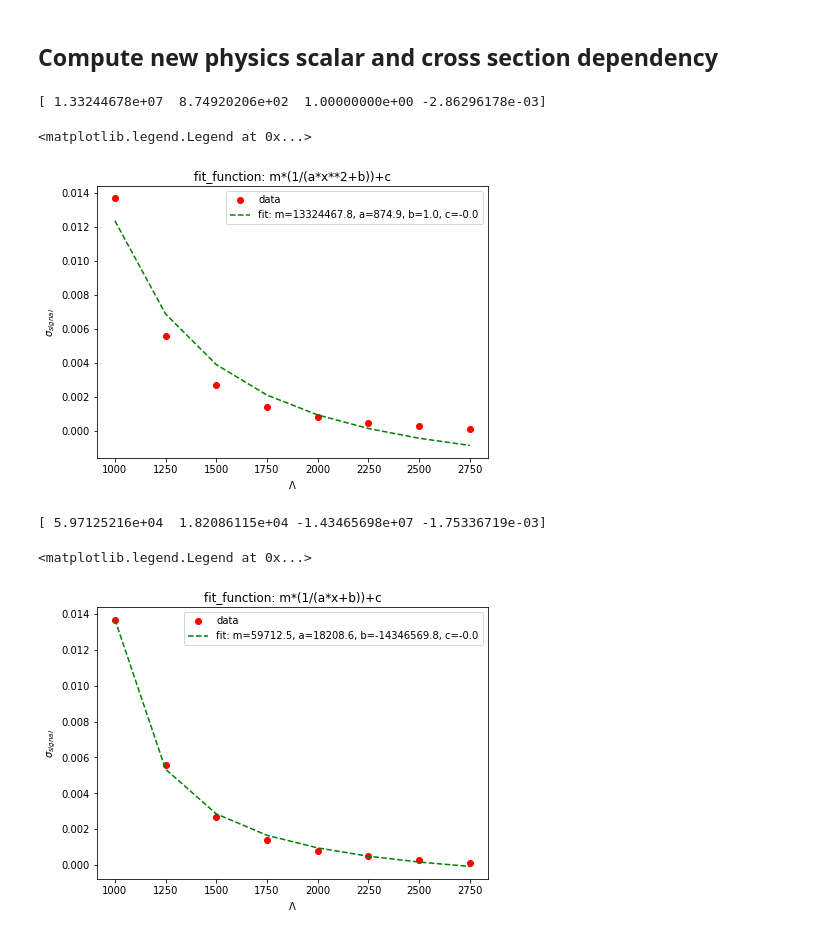
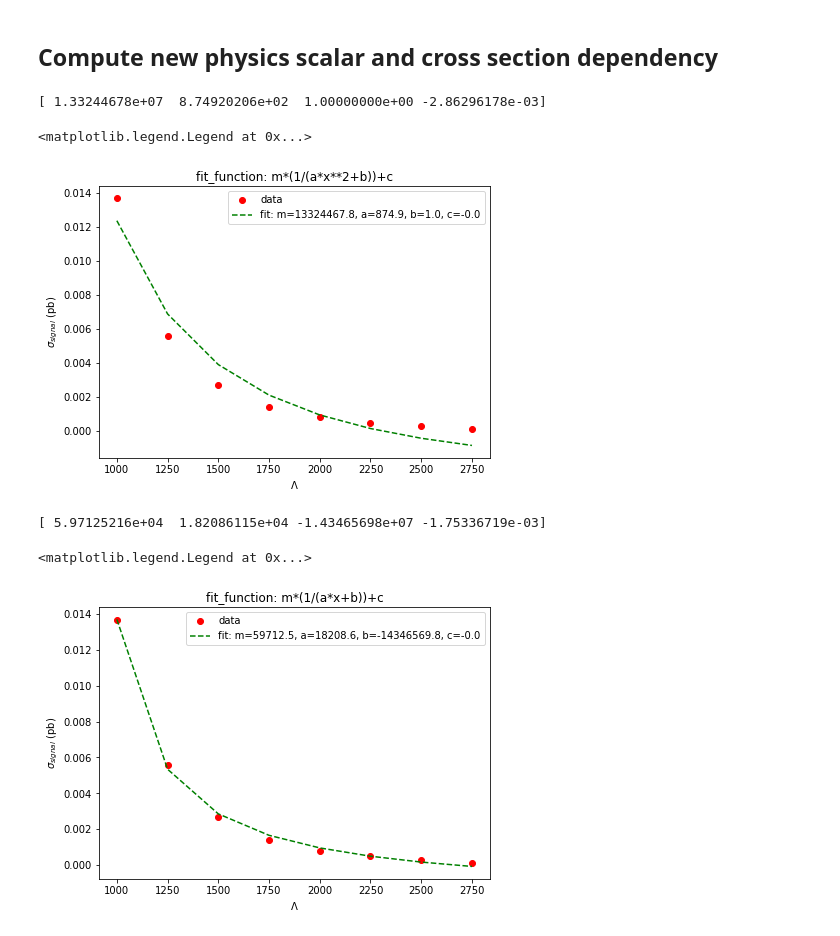
Before and after one commit to mghasemi19/TopFC, a Jupyter notebook: Ntuple_prod/xsec/scalar_xsec.ipynb, the cells around one changed output. Saved outputs shown, nothing was run; the diff lists cells and outputs as text; code cells hidden in the pictures.

```diff
--- a/Ntuple_prod/xsec/scalar_xsec.ipynb
+++ b/Ntuple_prod/xsec/scalar_xsec.ipynb
@@ -20,29 +20,29 @@ plt.figure(figsize=(7,5))
 plt.plot(gamma, xsec, 'ro', label='data')
 plt.plot(np.array(gamma), func(np.array(gamma), *popt), 'g--', label='fit: m=%.1f, a=%.1f, b=%.1f, c=%.1f' % tuple(popt))
 plt.xlabel('$\Lambda$')
-plt.ylabel('$\sigma_{signal}$')
+plt.ylabel('$\sigma_{signal}$ (pb)')
 plt.title('fit_function: m*(1/(a*x**2+b))+c')
 plt.legend()
 # %% [output]
 [ 1.33244678e+07  8.74920206e+02  1.00000000e+00 -2.86296178e-03]
 <matplotlib.legend.Legend at 0x...>
-[figure, old version]
+[figure, new version]
 # %%
 def func(x, m, a, b, c):
     return m*(1/(a*x+b))+c
 popt, pcov = optimize.curve_fit(func, gamma, xsec,method="lm")
 
 print(popt)
 #print(pcov)
 
 plt.figure(figsize=(7,5))
 plt.plot(gamma, xsec, 'ro', label='data')
 plt.plot(np.array(gamma), func(np.array(gamma), *popt), 'g--', label='fit: m=%.1f, a=%.1f, b=%.1f, c=%.1f' % tuple(popt))
 plt.xlabel('$\Lambda$')
-plt.ylabel('$\sigma_{signal}$')
+plt.ylabel('$\sigma_{signal}$ (pb)')
 plt.title('fit_function: m*(1/(a*x+b))+c')
 plt.legend()
 # %% [output]
 [ 5.97125216e+04  1.82086115e+04 -1.43465698e+07 -1.75336719e-03]
 <matplotlib.legend.Legend at 0x...>
-[figure, old version]
+[figure, new version]
```
